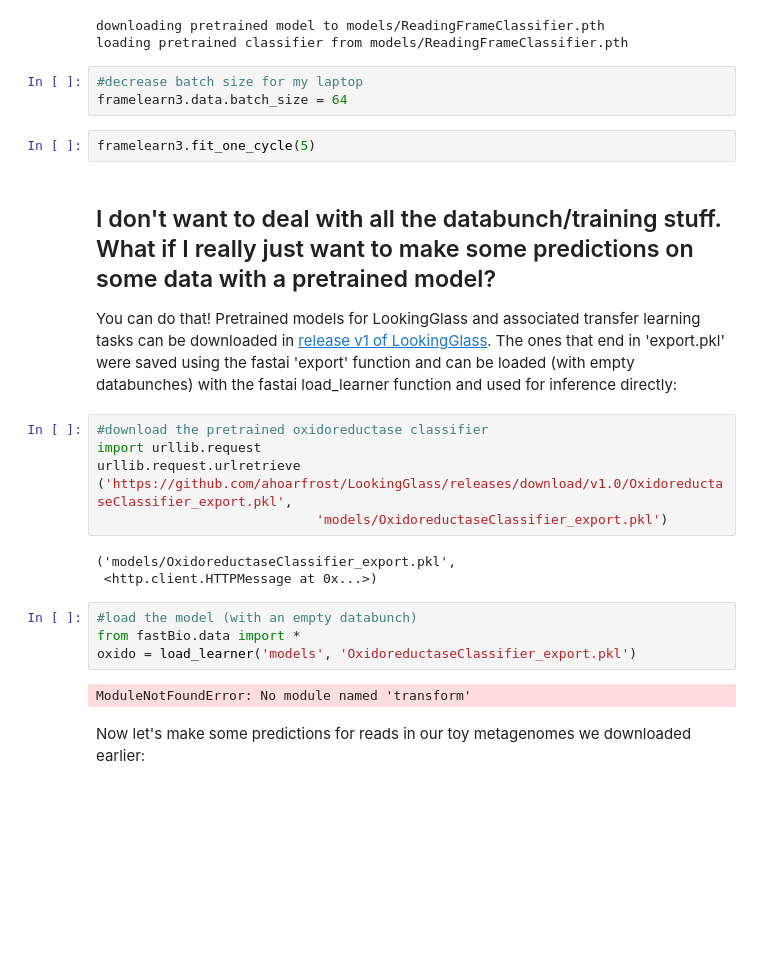
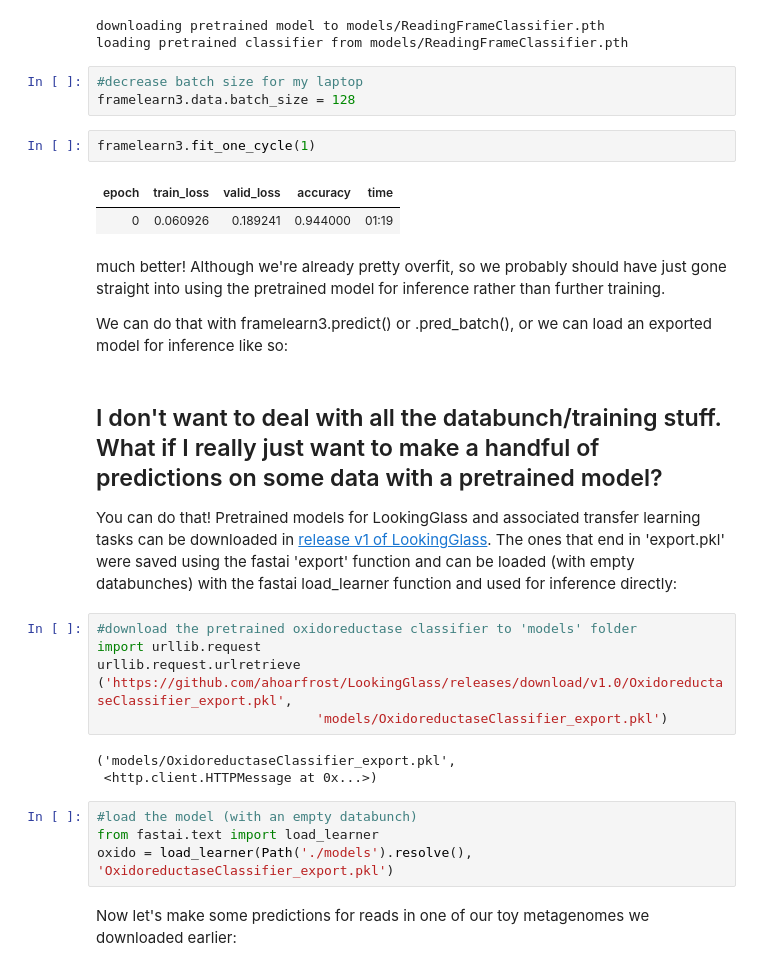
Before and after one commit to ahoarfrost/fastBio, a Jupyter notebook: Tutorial.ipynb, the cells around one changed output. Saved outputs shown, nothing was run; the diff lists cells and outputs as text; blank space fills up the shorter version.

```diff
--- a/Tutorial.ipynb
+++ b/Tutorial.ipynb
@@ -397,15 +388,22 @@ downloading pretrained model to models/ReadingFrameClassifier.pth
 loading pretrained classifier from models/ReadingFrameClassifier.pth
 # %%
 #decrease batch size for my laptop
-framelearn3.data.batch_size = 64
+framelearn3.data.batch_size = 128
 # %%
-framelearn3.fit_one_cycle(5)
+framelearn3.fit_one_cycle(1)
+# %% [output]
+| epoch | train_loss | valid_loss | accuracy | time |
+| 0 | 0.060926 | 0.189241 | 0.944000 | 01:19 |
+# %% [markdown]
+much better! Although we're already pretty overfit, so we probably should have just gone straight into using the pretrained model for inference rather than further training.
+
+We can do that with framelearn3.predict() or .pred_batch(), or we can load an exported model for inference like so:
 # %% [markdown]
-## I don't want to deal with all the databunch/training stuff. What if I really just want to make some predictions on some data with a pretrained model?
+## I don't want to deal with all the databunch/training stuff. What if I really just want to make  a handful of predictions on some data with a pretrained model?
 
 You can do that! Pretrained models for LookingGlass and associated transfer learning tasks can be downloaded in [release v1 of LookingGlass](https://github.com/ahoarfrost/LookingGlass/releases/tag/v1.0). The ones that end in 'export.pkl' were saved using the fastai 'export' function and can be loaded (with empty databunches) with the fastai load_learner function and used for inference directly:
 # %%
-#download the pretrained oxidoreductase classifier
+#download the pretrained oxidoreductase classifier to 'models' folder
 import urllib.request
 urllib.request.urlretrieve ('https://github.com/ahoarfrost/LookingGlass/releases/download/v1.0/OxidoreductaseClassifier_export.pkl',
                             'models/OxidoreductaseClassifier_export.pkl')
@@ -414,9 +412,7 @@ urllib.request.urlretrieve ('https://github.com/ahoarfrost/LookingGlass/releases
  <http.client.HTTPMessage at 0x...>)
 # %%
 #load the model (with an empty databunch)
-from fastBio.data import *
-oxido = load_learner('models', 'OxidoreductaseClassifier_export.pkl')
+from fastai.text import load_learner
+oxido = load_learner(Path('./models').resolve(), 'OxidoreductaseClassifier_export.pkl')
-# %% [output]
-ModuleNotFoundError: No module named 'transform'
 # %% [markdown]
-Now let's make some predictions for reads in our toy metagenomes we downloaded earlier:
+Now let's make some predictions for reads in one of our toy metagenomes we downloaded earlier:
```
Also changed, not shown: parts of 12 cells of this notebook, 1 other file.
